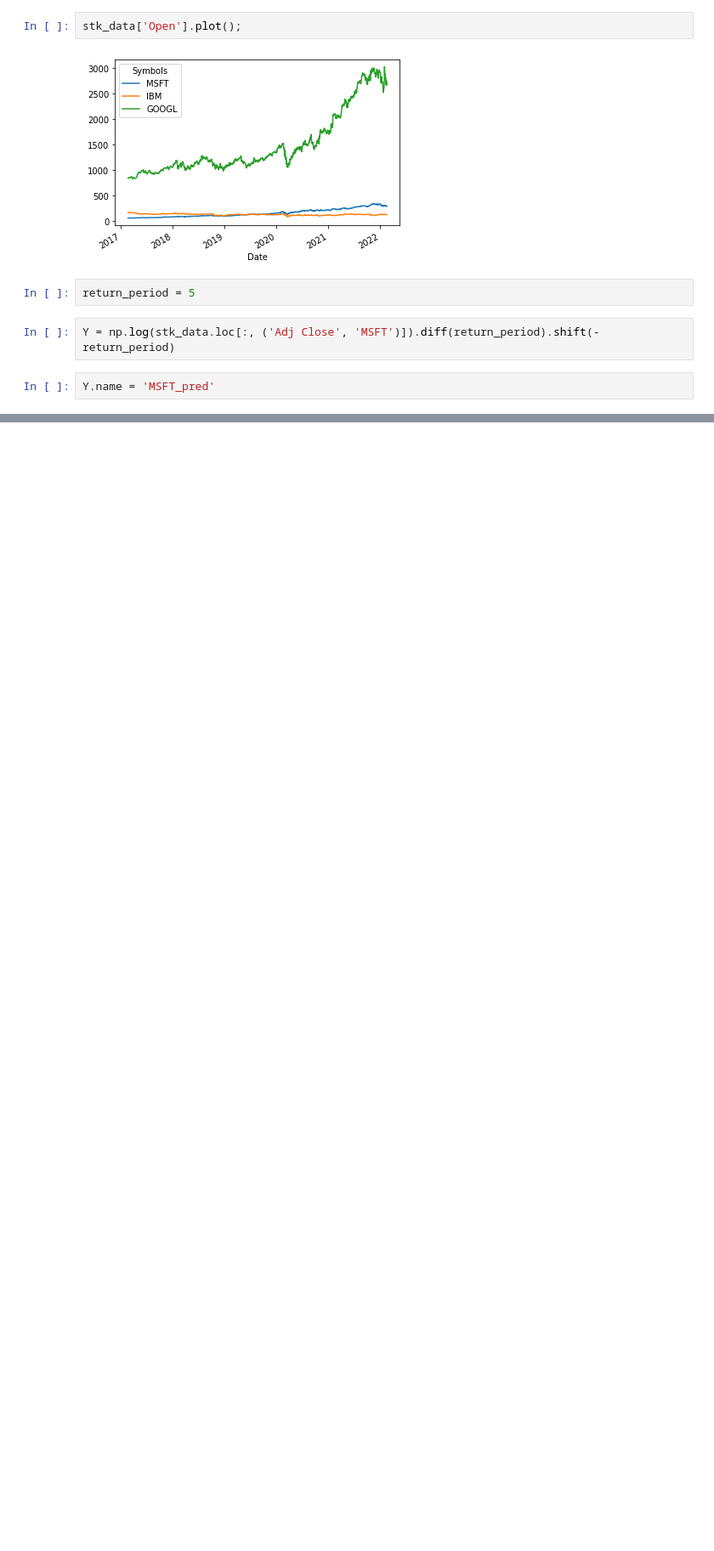
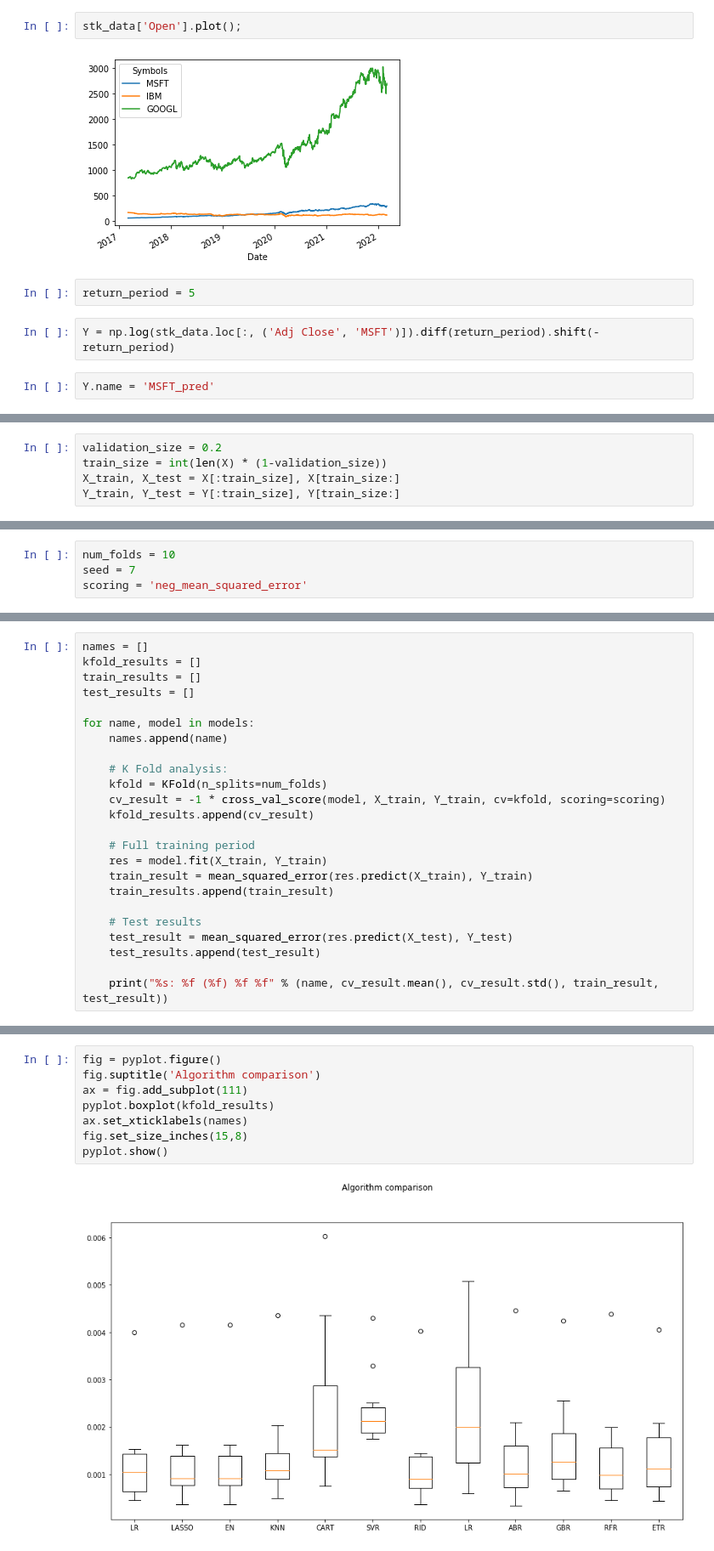
Before and after one commit to dkomlen/finance-ml, a Jupyter notebook: case study 1 - stock prediction.ipynb, the cells around one changed output, grey strips where cells are left out. Shown at 85% size. Saved outputs shown, nothing was run; the diff lists cells and outputs as text; blank space fills up the shorter version.

```diff
--- a/case study 1 - stock prediction.ipynb
+++ b/case study 1 - stock prediction.ipynb
@@ -141,0 +208,5 @@ featureScores.nlargest(10,'Score').set_index('Specs')  #print 10 best features
+# %%
+validation_size = 0.2
+train_size = int(len(X) * (1-validation_size))
+X_train, X_test = X[:train_size], X[train_size:]
+Y_train, Y_test = Y[:train_size], Y[train_size:]
@@ -141,0 +215,4 @@ featureScores.nlargest(10,'Score').set_index('Specs')  #print 10 best features
+# %%
+num_folds = 10
+seed = 7
+scoring = 'neg_mean_squared_error'
@@ -141,0 +246,24 @@ featureScores.nlargest(10,'Score').set_index('Specs')  #print 10 best features
+# %%
+names = []
+kfold_results = []
+train_results = []
+test_results = []
+
+for name, model in models:
+    names.append(name)
+
+    # K Fold analysis:
+    kfold = KFold(n_splits=num_folds)
+    cv_result = -1 * cross_val_score(model, X_train, Y_train, cv=kfold, scoring=scoring)
+    kfold_results.append(cv_result)
+
+    # Full training period
+    res = model.fit(X_train, Y_train)
+    train_result = mean_squared_error(res.predict(X_train), Y_train)
+    train_results.append(train_result)
+
+    # Test results
+    test_result = mean_squared_error(res.predict(X_test), Y_test)
+    test_results.append(test_result)
+
+    print("%s: %f (%f) %f %f" % (name, cv_result.mean(), cv_result.std(), train_result, test_result))
@@ -141,0 +283,10 @@ featureScores.nlargest(10,'Score').set_index('Specs')  #print 10 best features
+# %%
+fig = pyplot.figure()
+fig.suptitle('Algorithm comparison')
+ax = fig.add_subplot(111)
+pyplot.boxplot(kfold_results)
+ax.set_xticklabels(names)
+fig.set_size_inches(15,8)
+pyplot.show()
+# %% [output]
+[figure, added]
```
Also changed, not shown: parts of 35 cells of this notebook.
